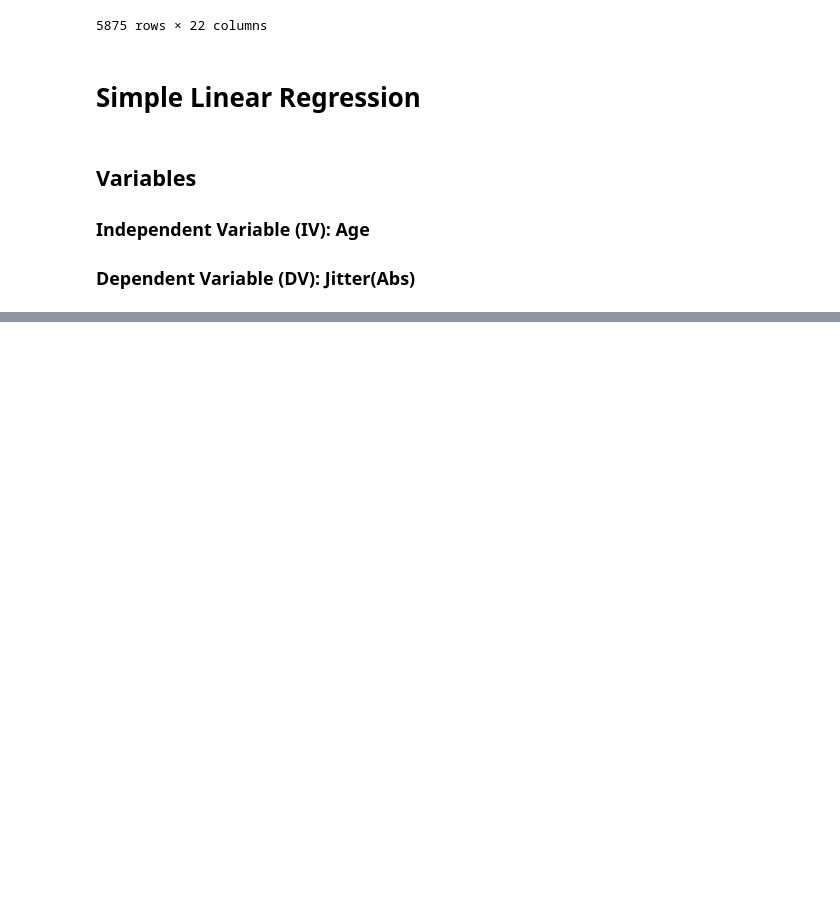
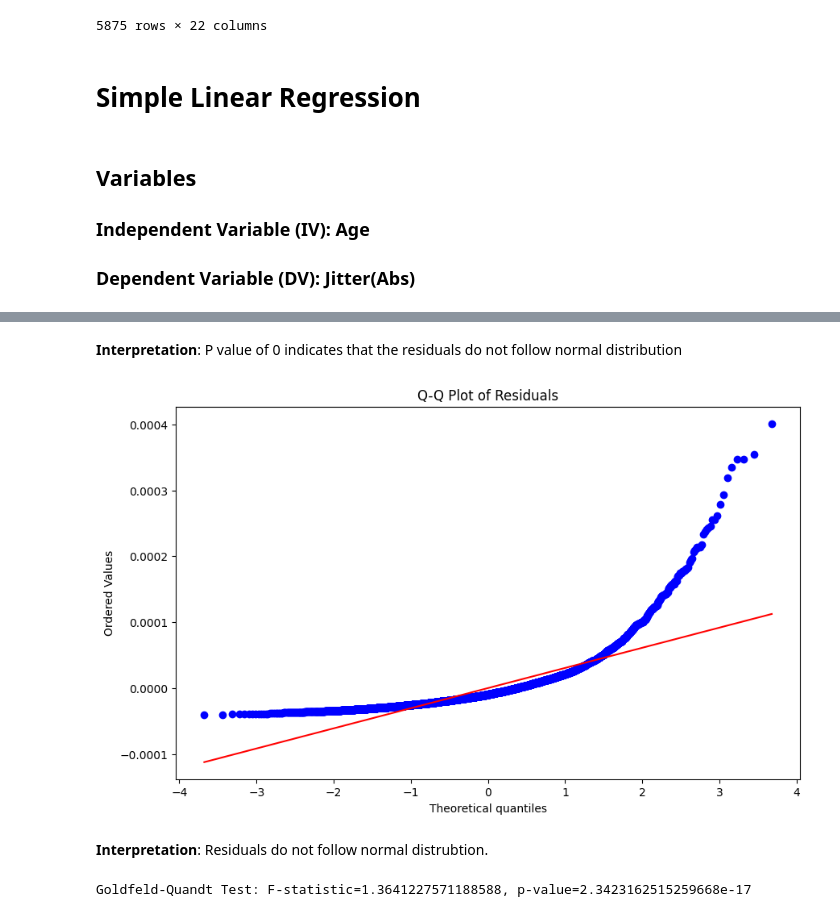
Before and after one commit to EugeneHsiung/datasci_6_regression, a Jupyter notebook: datasci_6_regression.ipynb, the cells around one changed output, grey strips where cells are left out. Drawn from its saved outputs; the diff is of its cells as text; code cells hidden in the pictures; blank space fills up the shorter version.

```diff
--- a/datasci_6_regression.ipynb
+++ b/datasci_6_regression.ipynb
@@ -121,0 +149,19 @@ Notes:
+# %% [markdown]
+**Interpretation**: P value of 0 indicates that the residuals do not follow normal distribution
+# %%
+# Plot Q-Q plot of residuals
+
+plt.figure(figsize=(10, 6))
+stats.probplot(residuals, plot=plt)
+plt.title('Q-Q Plot of Residuals')
+plt.show()
+# %% [output]
+[figure, added]
+# %% [markdown]
+**Interpretation**: Residuals do not follow normal distrubtion.
+# %%
+# Assessing the homogeneity of variance of the residuals
+gq_test = het_goldfeldquandt(residuals, results.model.exog)
+print(f"Goldfeld-Quandt Test: F-statistic={gq_test[0]}, p-value={gq_test[1]}")
+# %% [output]
+Goldfeld-Quandt Test: F-statistic=1.3641227571188588, p-value=2.3423162515259668e-17
```
Also changed, not shown: parts of 25 cells of this notebook.
